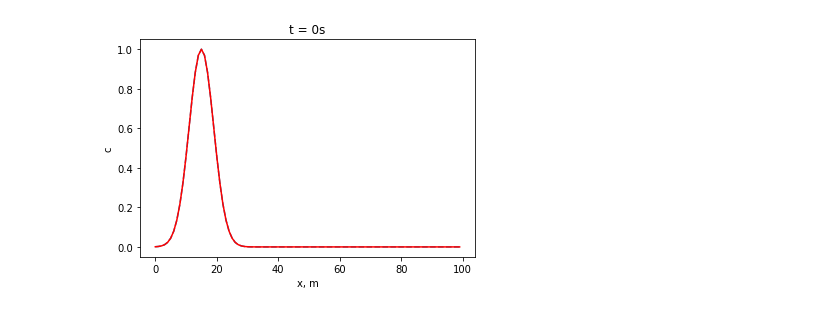
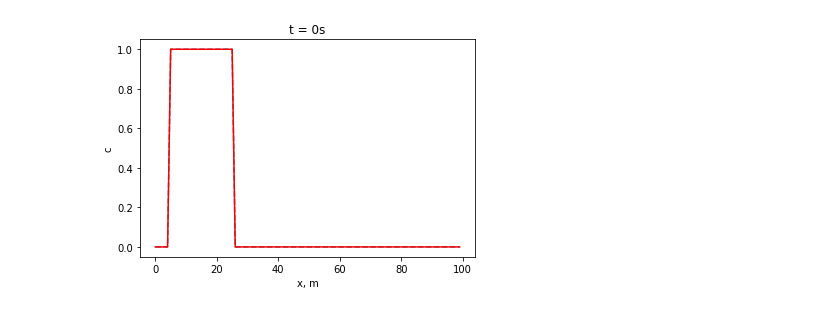
Before and after one commit to tdcwilliams/pywave, a Jupyter notebook: notebooks/energy_transport/advection_attenuation.ipynb, the cells around one changed output. Cells and saved outputs as stored; diff of their text form; code cells hidden in the pictures.

```diff
--- a/notebooks/energy_transport/advection_attenuation.ipynb
+++ b/notebooks/energy_transport/advection_attenuation.ipynb
@@ -26,14 +7,21 @@ u^{n+1}_i = u^{n}_i
 # %%
-def init_shape(x):
-    std = 4
-    return np.exp(-pow((x-15)/std, 2)/2)
+def init_shape(x, x0=15, shape="step"):
+    if shape == "gaussian":
+        std = 4
+        return np.exp(-pow((x-x0)/std, 2)/2)
+
+    #step
+    out = np.ones_like(x)
+    out[x<x0-10] = 0
+    out[x>x0+10] = 0
+    return out
 # %%
-def plot_step(x, u, c, alpha, n, dt, outdir=None):
+def plot_step(x, u, c, alpha, n, dt, outdir=None, **kwargs):
     fig = plt.figure()
     ax = fig.add_subplot(111)
     ax.plot(x, u, '--')
     t = n * dt
-    exact = init_shape(x - c * t) * np.exp(-alpha*t)
+    exact = init_shape(x - c * t, **kwargs) * np.exp(-alpha*t)
     ax.plot(x, exact, 'r')
     ax.set_title(f't = {t}s')
     ax.set_xlabel('x, m')
@@ -53,12 +45,16 @@ def run(adv, u0, c, alpha, x, outdir):
 # %%
 cfl = .9
 dx = 1
 dt = 1
-c = .9*dx/dt
-alpha = 0.1
+alpha = .1
+c, x0 = cfl*dx/dt, 15 # advect left to right
+# c, x0 = -cfl*dx/dt, 85 # advect right to left
 x = np.arange(100)*dx
-u0 = init_shape(x)
-plot_step(x, u0, c, alpha, 0,  dt)
+shape = "step"
+# shape = "gaussian"
+kw_init=dict(shape=shape, x0=x0)
+u0 = init_shape(x, **kw_init)
+plot_step(x, u0, c, alpha, 0,  dt, **kw_init)
 # %% [output]
-[figure, old version]
+[figure, new version]
 # %%
```
Also changed, not shown: parts of 8 cells of this notebook, 1 other file.
